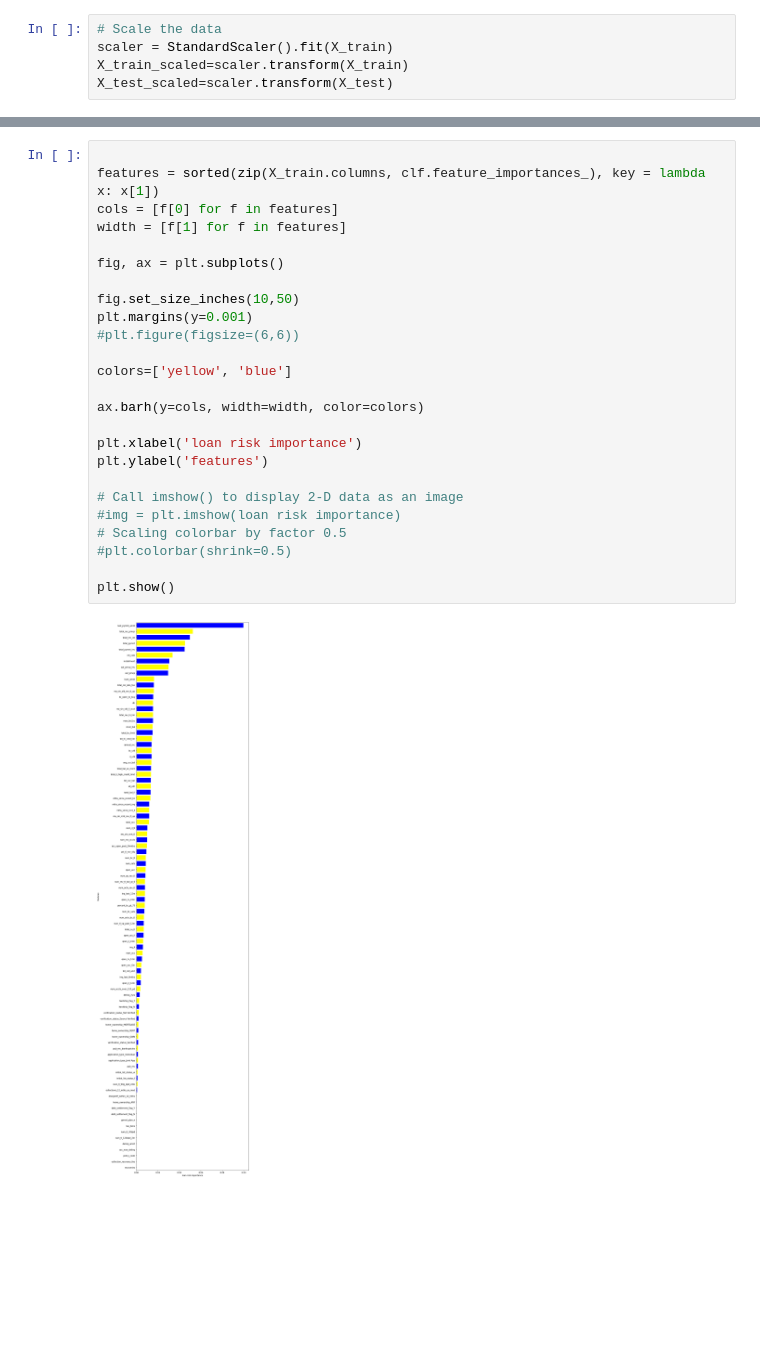
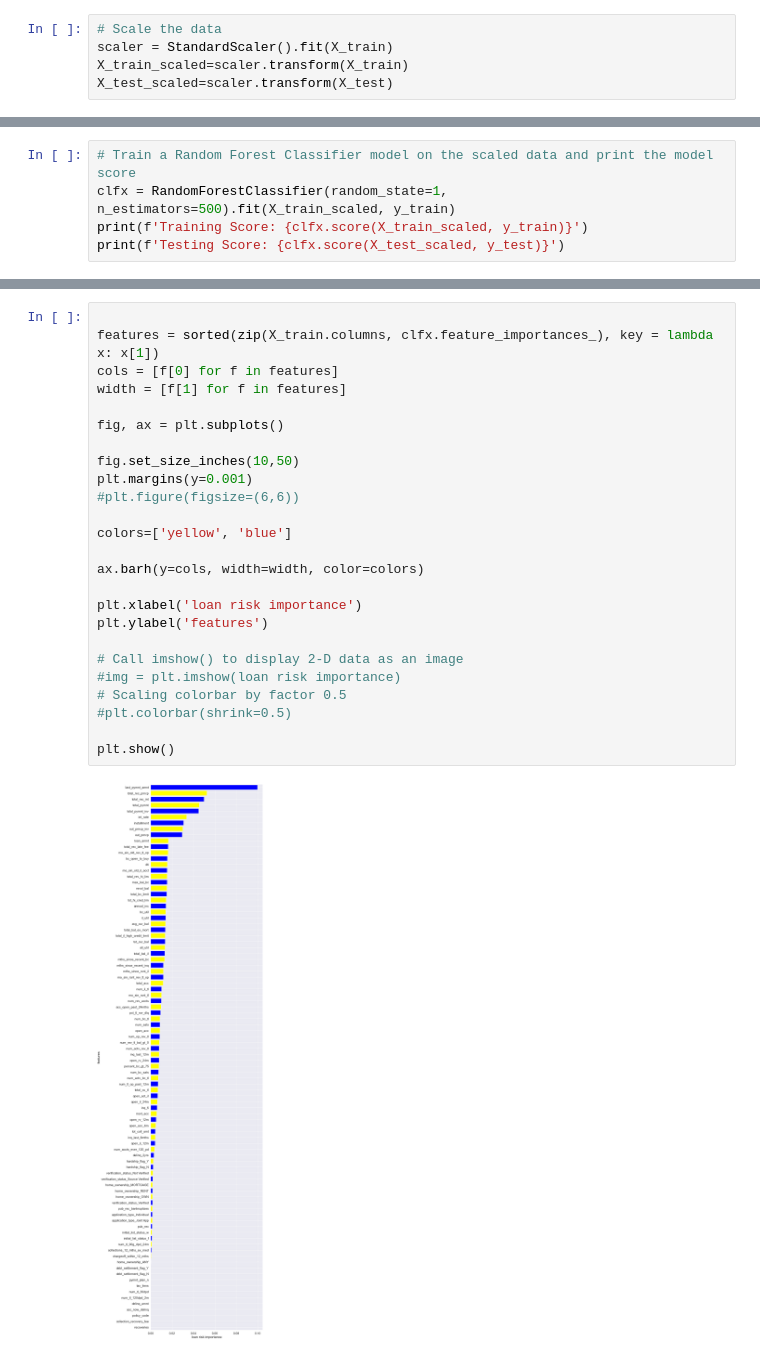
Before and after one commit to JKSmirny/Supervised-Machine-Learning, a Jupyter notebook: Credit_Risk_Evaluator-final.ipynb, the cells around one changed output, grey strips where cells are left out. Cells and saved outputs as stored; diff of their text form; blank space fills up the shorter version.

```diff
--- a/Credit_Risk_Evaluator-final.ipynb
+++ b/Credit_Risk_Evaluator-final.ipynb
@@ -149,0 +156,5 @@ Please also refer to the documentation for alternative solver options:
+# %%
+# Train a Random Forest Classifier model on the scaled data and print the model score
+clfx = RandomForestClassifier(random_state=1, n_estimators=500).fit(X_train_scaled, y_train)
+print(f'Training Score: {clfx.score(X_train_scaled, y_train)}')
+print(f'Testing Score: {clfx.score(X_test_scaled, y_test)}')
@@ -202,27 +191,27 @@ plt.show()
 # %%
 
-features = sorted(zip(X_train.columns, clf.feature_importances_), key = lambda x: x[1])
+features = sorted(zip(X_train.columns, clfx.feature_importances_), key = lambda x: x[1])
 cols = [f[0] for f in features]
 width = [f[1] for f in features]
 
 fig, ax = plt.subplots()
 
 fig.set_size_inches(10,50)
 plt.margins(y=0.001)
 #plt.figure(figsize=(6,6))
 
 colors=['yellow', 'blue']
 
 ax.barh(y=cols, width=width, color=colors)
 
 plt.xlabel('loan risk importance')
 plt.ylabel('features')
 
 # Call imshow() to display 2-D data as an image
 #img = plt.imshow(loan risk importance)
 # Scaling colorbar by factor 0.5
 #plt.colorbar(shrink=0.5)
 
 plt.show()
 # %% [output]
-[figure, old version]
+[figure, new version]
```
Also changed, not shown: parts of 13 cells of this notebook.
